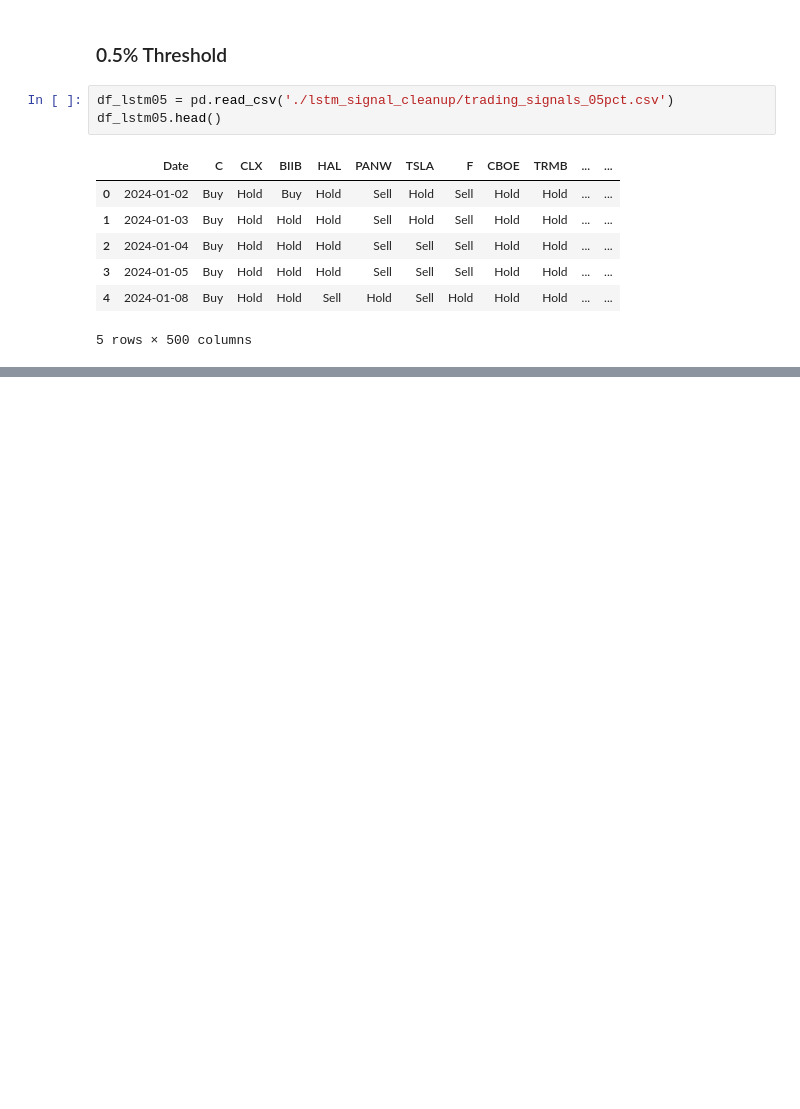
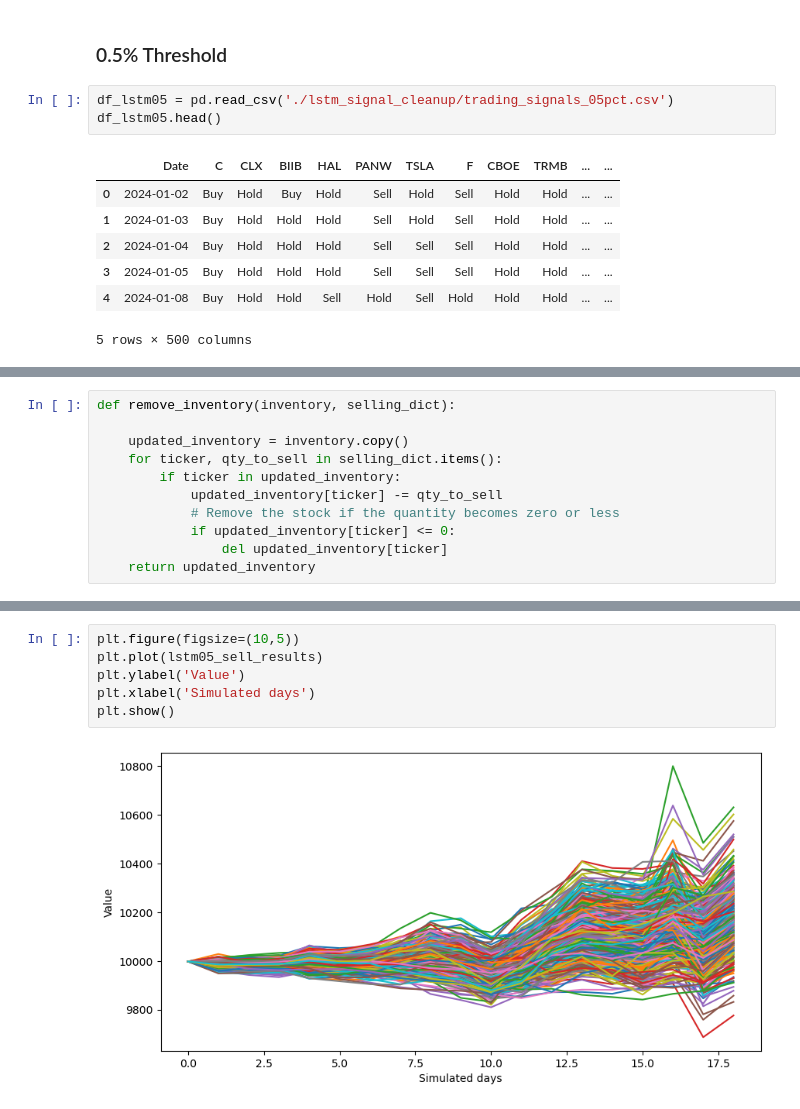
Before and after one commit to pmgfernandes04/SP500-Using-ML-and-Search-Methods, a Jupyter notebook: montecarlo.ipynb, the cells around one changed output, grey strips where cells are left out. Cells and saved outputs as stored; diff of their text form; blank space fills up the shorter version.

```diff
--- a/montecarlo.ipynb
+++ b/montecarlo.ipynb
@@ -572,0 +607,11 @@ plt.show()
+# %%
+def remove_inventory(inventory, selling_dict):
+
+    updated_inventory = inventory.copy()
+    for ticker, qty_to_sell in selling_dict.items():
+        if ticker in updated_inventory:
+            updated_inventory[ticker] -= qty_to_sell
+            # Remove the stock if the quantity becomes zero or less
+            if updated_inventory[ticker] <= 0:
+                del updated_inventory[ticker]
+    return updated_inventory
@@ -572,0 +796,8 @@ plt.show()
+# %%
+plt.figure(figsize=(10,5))
+plt.plot(lstm05_sell_results)
+plt.ylabel('Value')
+plt.xlabel('Simulated days')
+plt.show()
+# %% [output]
+[figure, added]
```
Also changed, not shown: parts of 23 cells of this notebook, 2 other files.
